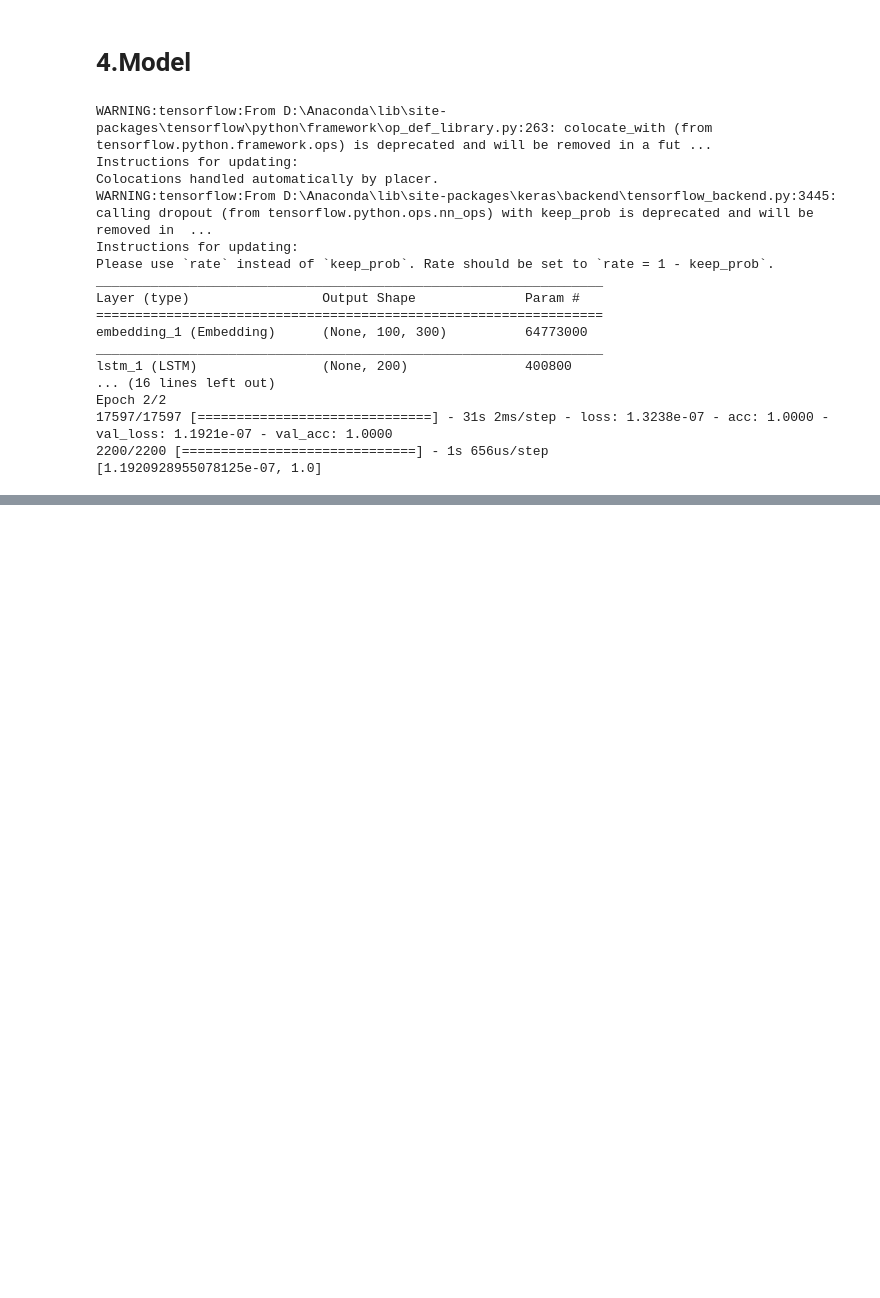
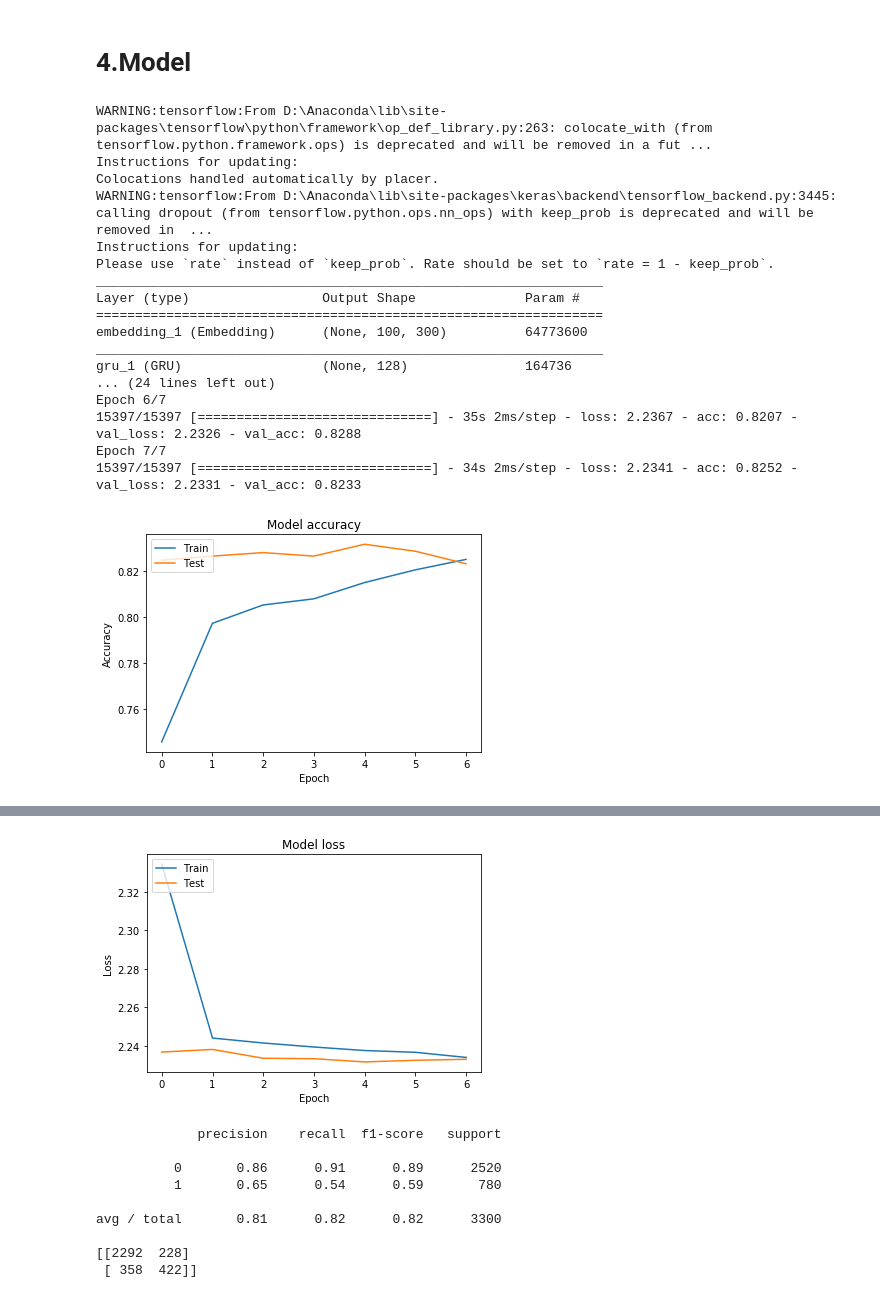
Before and after one commit to Cavaradossi/ClickBaits-Detection, a Jupyter notebook: deep_approach.ipynb, the cells around one changed output, grey strips where cells are left out. Saved outputs shown, nothing was run; the diff lists cells and outputs as text; code cells hidden in the pictures; blank space fills up the shorter version.

```diff
--- a/deep_approach.ipynb
+++ b/deep_approach.ipynb
@@ -236,11 +239,11 @@ print (str(in_model)+' words in w2v model')
 # %%
-p1 = int(len(data)*(1-VALIDATION_SPLIT-TEST_SPLIT))
-p2 = int(len(data)*(1-TEST_SPLIT))
-x_train = data[:p1]
+p1 = int(len(pad_seq)*(1-VALIDATION_SPLIT-TEST_SPLIT))
+p2 = int(len(pad_seq)*(1-TEST_SPLIT))
+x_train = pad_seq[:p1]
 y_train = label[:p1]
-x_val = data[p1:p2]
+x_val = pad_seq[p1:p2]
 y_val = label[p1:p2]
-x_test = data[p2:]
+x_test = pad_seq[p2:]
 y_test = label[p2:]
 print ('train docs: '+str(len(x_train)))
 print ('val docs: '+str(len(x_val)))
@@ -252,40 +255,69 @@ test docs: 2200
+# %%
+gt_test = []
+for score in data['truthMean'][p2:]:
+    if score >= 0.5:
+        gt_test.append(1)
+    else:
+        gt_test.append(0)
+
+gt_test = np.array(gt_test)
 # %% [markdown]
 # 4.Model
 # %%
+from sklearn import metrics
+from keras import regularizers
 embedding_layer = Embedding(len(word_index) + 1,
                             EMBEDDING_DIM,
                             weights=[embedding_matrix],
                             input_length=MAX_SEQUENCE_LENGTH,
                             trainable=False)
 model = Sequential()
 model.add(embedding_layer)
-model.add(LSTM(200, dropout=0.2, recurrent_dropout=0.2))
-model.add(Dropout(0.2))
-model.add(Dense(label.shape[1], activation='softmax'))
+model.add(GRU(128, dropout=0.3, recurrent_dropout=0.3))
+model.add(Dropout(0.1))
+model.add(Dense(label.shape[1], activation='softmax',
+                kernel_regularizer=regularizers.l2(0.1),
+                activity_regularizer=regularizers.l2(0.1)))
 model.summary()
-#plot_model(model, to_file='model.png',show_shapes=True)
-
 model.compile(loss='categorical_crossentropy',
-              optimizer='rmsprop',
+              optimizer='adam',
               metrics=['acc'])
 print (model.metrics_names)
-model.fit(x_train, y_train, validation_data=(x_val, y_val), epochs=2, batch_size=128)
+history = model.fit(x_train, y_train, validation_data=(x_val, y_val), epochs=7, batch_size=32)
+plt.plot(history.history['acc'])
+plt.plot(history.history['val_acc'])
+plt.title('Model accuracy')
+plt.ylabel('Accuracy')
+plt.xlabel('Epoch')
+plt.legend(['Train', 'Test'], loc='upper left')
+plt.show()
 print (model.evaluate(x_test, y_test))
+plt.plot(history.history['loss'])
+plt.plot(history.history['val_loss'])
+plt.title('Model loss')
+plt.ylabel('Loss')
+plt.xlabel('Epoch')
+plt.legend(['Train', 'Test'], loc='upper left')
+plt.show()
+train_predictions = model.predict_classes(x_test)
+print(metrics.classification_report(gt_test, train_predictions))
+print(confusion_matrix(gt_test, train_predictions))
 # %% [output]
 WARNING:tensorflow:From D:\Anaconda\lib\site-packages\tensorflow\python\framework\op_def_library.py:263: colocate_with (from tensorflow.python.framework.ops) is deprecated and will be removed in a fut ...
 Instructions for updating:
 Colocations handled automatically by placer.
 WARNING:tensorflow:From D:\Anaconda\lib\site-packages\keras\backend\tensorflow_backend.py:3445: calling dropout (from tensorflow.python.ops.nn_ops) with keep_prob is deprecated and will be removed in  ...
 Instructions for updating:
 Please use `rate` instead of `keep_prob`. Rate should be set to `rate = 1 - keep_prob`.
 _________________________________________________________________
 Layer (type)                 Output Shape              Param #
 =================================================================
-embedding_1 (Embedding)      (None, 100, 300)          64773000
+embedding_1 (Embedding)      (None, 100, 300)          64773600
 _________________________________________________________________
-lstm_1 (LSTM)                (None, 200)               400800
-... (16 lines left out)
-Epoch 2/2
-17597/17597 [==============================] - 31s 2ms/step - loss: 1.3238e-07 - acc: 1.0000 - val_loss: 1.1921e-07 - val_acc: 1.0000
-2200/2200 [==============================] - 1s 656us/step
-[1.1920928955078125e-07, 1.0]
+gru_1 (GRU)                  (None, 128)               164736
+... (24 lines left out)
+Epoch 6/7
+15397/15397 [==============================] - 35s 2ms/step - loss: 2.2367 - acc: 0.8207 - val_loss: 2.2326 - val_acc: 0.8288
+Epoch 7/7
+15397/15397 [==============================] - 34s 2ms/step - loss: 2.2341 - acc: 0.8252 - val_loss: 2.2331 - val_acc: 0.8233
+[figure, added]
@@ -291,0 +326,10 @@ Epoch 2/2
+[figure, added]
+             precision    recall  f1-score   support
+
+          0       0.86      0.91      0.89      2520
+          1       0.65      0.54      0.59       780
+
+avg / total       0.81      0.82      0.82      3300
+
+[[2292  228]
+ [ 358  422]]
```
Also changed, not shown: parts of 9 cells of this notebook, 1 other file.
